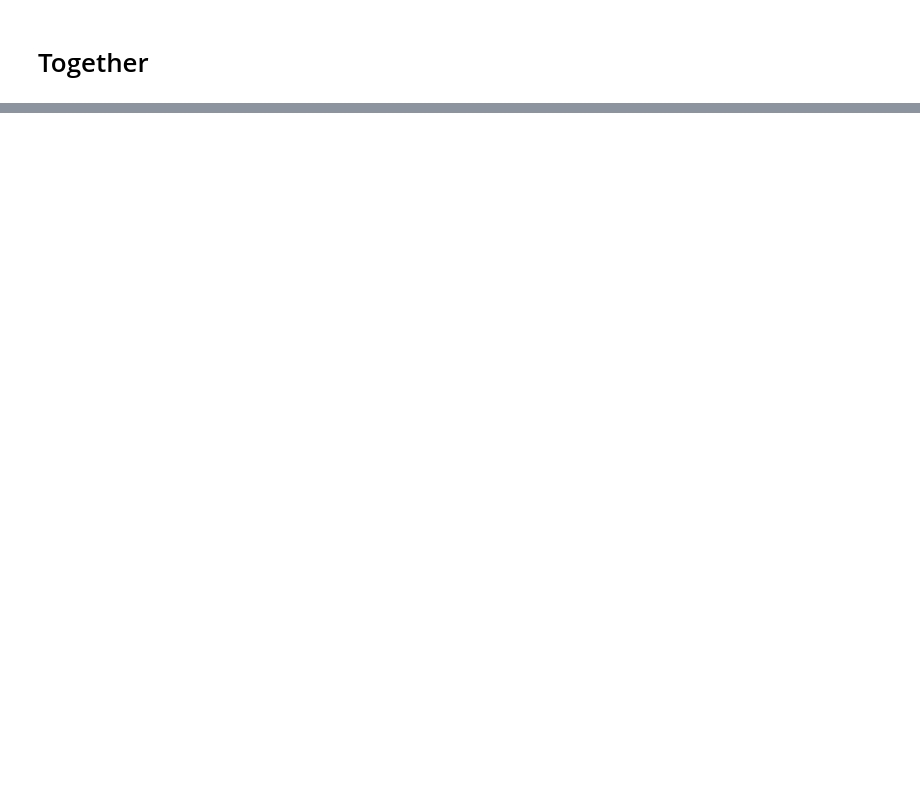
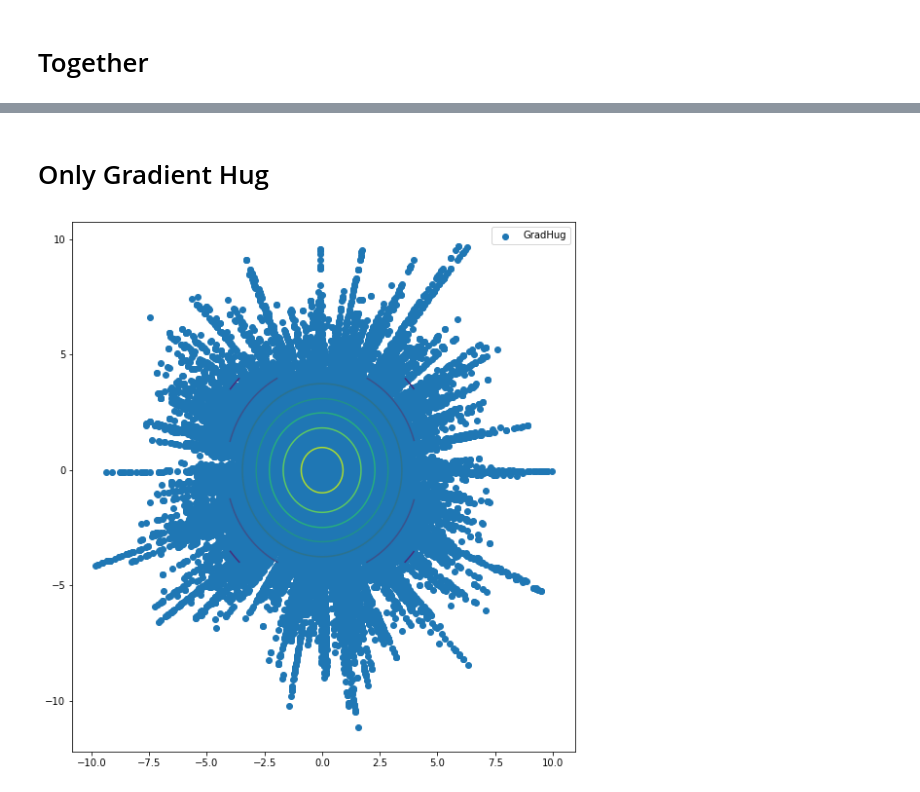
Before and after one commit to MauroCE/ManifoldSampling, a Jupyter notebook: Experiment 8 - D-dimensional Gaussian ESS.ipynb, the cells around one changed output, grey strips where cells are left out. Saved outputs shown, nothing was run; the diff lists cells and outputs as text; code cells hidden in the pictures; blank space fills up the shorter version.

```diff
--- a/Experiment 8 - D-dimensional Gaussian ESS.ipynb
+++ b/Experiment 8 - D-dimensional Gaussian ESS.ipynb
@@ -421,0 +497,19 @@ plt.show()
+# %% [markdown]
+# Only Gradient Hug
+# %%
+NN = 50000
+ghug_stuff = x0
+
+stuff = x0
+for _ in range(NN):
+    stuff, _ = GradientHug(stuff, T, B, q, logpi, grad_log_pi)
+    ghug_stuff = np.vstack((ghug_stuff, stuff))
+# %%
+fig, ax = plt.subplots(figsize=(10, 10))
+ax.contour(*prep_contour([-4, 4], [-4, 4], 0.01, target.pdf))
+ax.scatter(*ghug_stuff.T, label='GradHug')
+ax.legend()
+ax.set_aspect("equal")
+plt.show()
+# %% [output]
+[figure, added]
```
Also changed, not shown: parts of 44 cells of this notebook, 4 other files.
